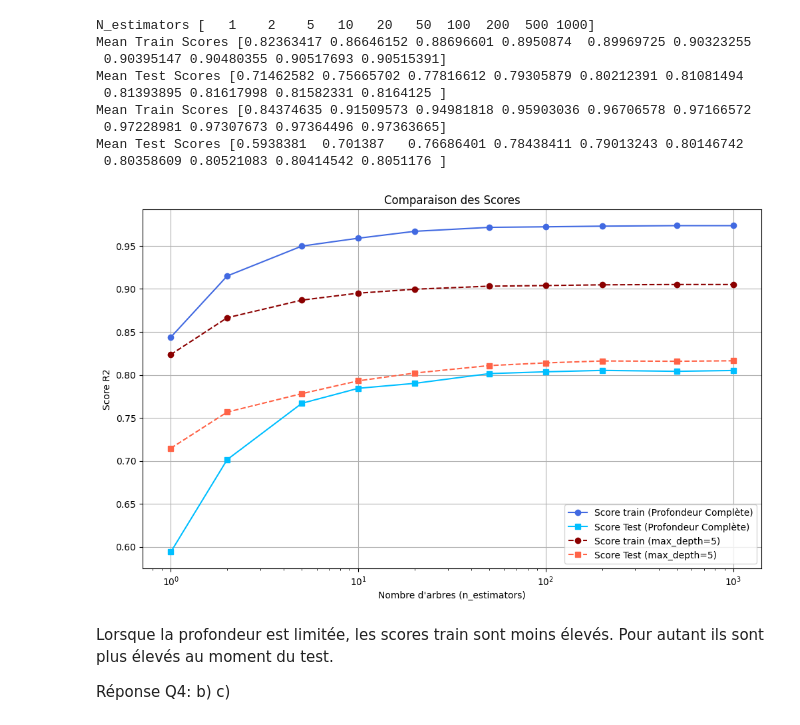
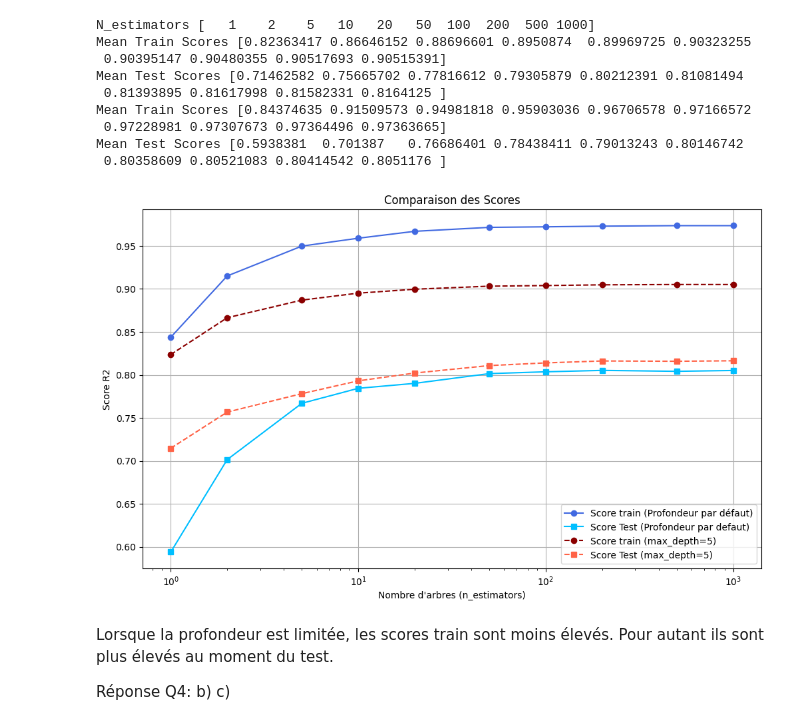
Before and after one commit to ithabi/AAA, a Jupyter notebook: quizzes/Wrap_up_quiz_Ensemble_Method_to_Students.ipynb, the cells around one changed output. Drawn from its saved outputs; the diff is of its cells as text; code cells hidden in the pictures.

```diff
--- a/quizzes/Wrap_up_quiz_Ensemble_Method_to_Students.ipynb
+++ b/quizzes/Wrap_up_quiz_Ensemble_Method_to_Students.ipynb
@@ -328,23 +319,17 @@ Réponse Q3: b) e)
 # %%
 ###QUESTION 4
 
-train_scores_5, test_scores_5 = validation_curve(
-    RandomForestRegressor(random_state=0, max_depth=5),
-    data, target,
-    param_name="n_estimators",
-    param_range=n_estimators,
-    cv=10,
-    scoring="r2",
-)
+train_scores_5, test_scores_5 = validation_curve(RandomForestRegressor(random_state=0, max_depth=5),data, target,
+    param_name="n_estimators",param_range=n_estimators,cv=10, scoring="r2")
 
-depth5_train_mean = np.mean(train_scores_5, axis=1)
-depth5_test_mean = np.mean(test_scores_5, axis=1)
+depth5_train_m = np.mean(train_scores_5, axis=1)
+depth5_test_m = np.mean(test_scores_5, axis=1)
 
 print("N_estimators", n_estimators)
-print("Mean Train Scores", depth5_train_mean)
-print("Mean Test Scores", depth5_test_mean)
-print("Mean Train Scores", default_train_mean)
-print("Mean Test Scores", default_test_mean)
+print("Mean Train Scores", depth5_train_m)
+print("Mean Test Scores", depth5_test_m)
+print("Mean Train Scores", default_train_m)
+print("Mean Test Scores", default_test_m)
 # %% [output]
 N_estimators [   1    2    5   10   20   50  100  200  500 1000]
 Mean Train Scores [0.82363417 0.86646152 0.88696601 0.8950874  0.89969725 0.90323255
@@ -358,24 +343,24 @@ Mean Test Scores [0.5938381  0.701387   0.76686401 0.78438411 0.79013243 0.80146
 # %%
 import matplotlib.pyplot as plt
 plt.figure(figsize=(12, 7))
 
-plt.plot(n_estimators, default_train_mean, 'o-',
-         label='Score train (Profondeur Complète)', color='royalblue')
-plt.plot(n_estimators, default_test_mean, 's-',
-         label='Score Test (Profondeur Complète)', color='deepskyblue')
-plt.plot(n_estimators, depth5_train_mean, 'o--',
+plt.plot(n_estimators, default_train_m, 'o-',
+         label='Score train (Profondeur par défaut)', color='royalblue')
+plt.plot(n_estimators, default_test_m, 's-',
+         label='Score Test (Profondeur par defaut)', color='deepskyblue')
+plt.plot(n_estimators, depth5_train_m, 'o--',
          label='Score train (max_depth=5)', color='darkred')
-plt.plot(n_estimators, depth5_test_mean, 's--',
+plt.plot(n_estimators, depth5_test_m, 's--',
          label='Score Test (max_depth=5)', color='tomato')
 
 plt.title('Comparaison des Scores')
 plt.xlabel("Nombre d'arbres (n_estimators)")
 plt.ylabel('Score R2')
 plt.xscale('log')
 plt.legend()
 plt.grid()
 # %% [output]
-[figure, old version]
+[figure, new version]
 # %% [markdown]
 Lorsque la profondeur est limitée, les scores train sont moins élevés. Pour autant ils sont plus élevés au moment du test.
 
```
Also changed, not shown: parts of 5 cells of this notebook.
